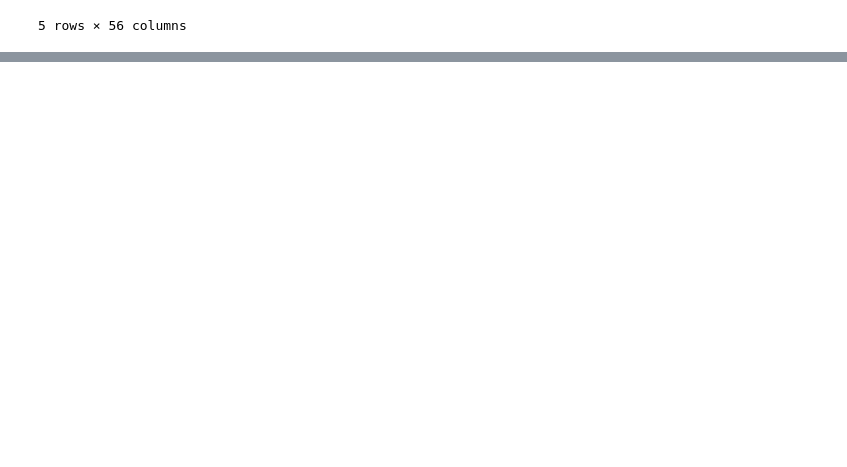
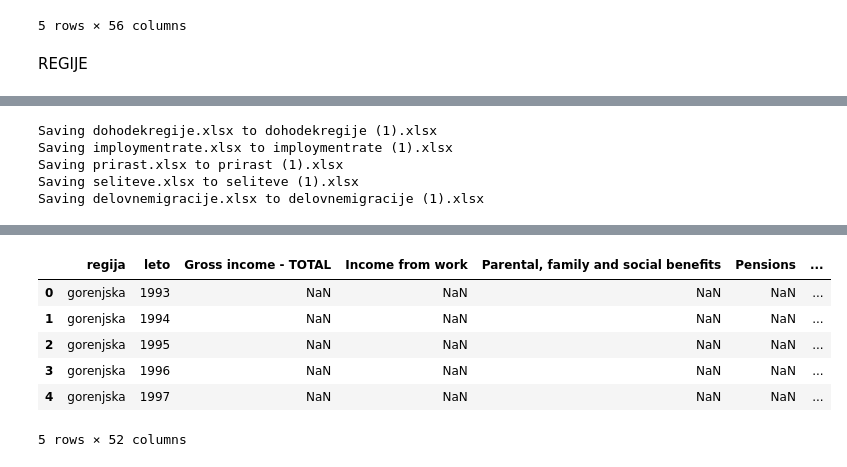
Before and after one commit to rotmiha/OPSI-Migracije, a Jupyter notebook: Podatki/Skripta_Za_Združevanje.ipynb, the cells around one changed output, grey strips where cells are left out. Drawn from its saved outputs; the diff is of its cells as text; code cells hidden in the pictures; blank space fills up the shorter version.

Commit message:
Dodani podatki za regije, njihovi viri in posodobljena skripta

```diff
--- a/Podatki/Skripta_Za_Združevanje.ipynb
+++ b/Podatki/Skripta_Za_Združevanje.ipynb
@@ -71,3 +73,60 @@ Saving turistu.xlsx to turistu.xlsx
 | 3 | ajdovščina | 1998 | NaN | NaN | NaN | ... |
 | 4 | ajdovščina | 1999 | NaN | NaN | NaN | ... |
 5 rows × 56 columns
+# %% [markdown]
+REGIJE
+# %%
+import pandas as pd
+from functools import reduce
+from google.colab import files
+
+# 1. Naloži datoteke
+uploaded = files.upload()
+
+# 2. Seznam vseh naloženih datotek
+excel_files = list(uploaded.keys())
+
+# 3. Funkcija za obdelavo posamezne datoteke
+def process_excel(file_path):
+    xls = pd.ExcelFile(file_path)
+    sheet = xls.sheet_names[0]  # privzeto uporabi prvi list
+    df = xls.parse(sheet)
+
+    # Preimenuj prvi stolpec
+    df.rename(columns={df.columns[0]: "regija"}, inplace=True)
+
+    # Shrani prvo vrstico kot kazalnike
+    indicator_row = df.iloc[0]
+    df = df.drop(index=0)
+
+    # Pretvori v dolgo obliko
+    df_long = df.melt(id_vars="regija", var_name="leto_sifra", value_name="vrednost")
+    df_long["kazalnik"] = df_long["leto_sifra"].map(indicator_row)
+    df_long["leto"] = df_long["leto_sifra"].astype(str).str.extract(r"(\d{4})")
+    df_long = df_long[["regija", "leto", "kazalnik", "vrednost"]].dropna()
+    df_long["regija"] = df_long["regija"].str.lower()
+
+    # Pretvori v široko obliko
+    df_wide = df_long.pivot_table(index=["regija", "leto"],
+                                  columns="kazalnik",
+                                  values="vrednost",
+                                  aggfunc="first").reset_index()
+    df_wide.columns.name = None
+    return df_wide
+
+# 4. Obdelaj vse datoteke
+dfs = [process_excel(file) for file in excel_files]
+
+# 5. Združi po obcina in leto
+merged_df = reduce(lambda left, right: pd.merge(left, right, on=["regija", "leto"], how="outer"), dfs)
+
+# 6. Shrani kot CSV in EXCEL
+merged_df.to_csv("podatkiRegije_zdruzeno.csv", index=False)
+merged_df.to_excel("podatkiRegije_zdruzeno.xlsx", index=False)
+
+files.download("podatkiRegije_zdruzeno.csv")
+files.download("podatkiRegije_zdruzeno.xlsx")
+
+# 7. Prikaz
+merged_df.head()
+# %% [output]
@@ -73,0 +134,5 @@ Saving turistu.xlsx to turistu.xlsx
+Saving dohodekregije.xlsx to dohodekregije (1).xlsx
+Saving imploymentrate.xlsx to imploymentrate (1).xlsx
+Saving prirast.xlsx to prirast (1).xlsx
+Saving seliteve.xlsx to seliteve (1).xlsx
+Saving delovnemigracije.xlsx to delovnemigracije (1).xlsx
@@ -73,0 +143,7 @@ Saving turistu.xlsx to turistu.xlsx
+|  | regija | leto | Gross income - TOTAL | Income from work | Parental, family and social benefits | Pensions | ... |
+| 0 | gorenjska | 1993 | NaN | NaN | NaN | NaN | ... |
+| 1 | gorenjska | 1994 | NaN | NaN | NaN | NaN | ... |
+| 2 | gorenjska | 1995 | NaN | NaN | NaN | NaN | ... |
+| 3 | gorenjska | 1996 | NaN | NaN | NaN | NaN | ... |
+| 4 | gorenjska | 1997 | NaN | NaN | NaN | NaN | ... |
+5 rows × 52 columns
```
Also changed, not shown: parts of 2 cells of this notebook, 17 other files.
